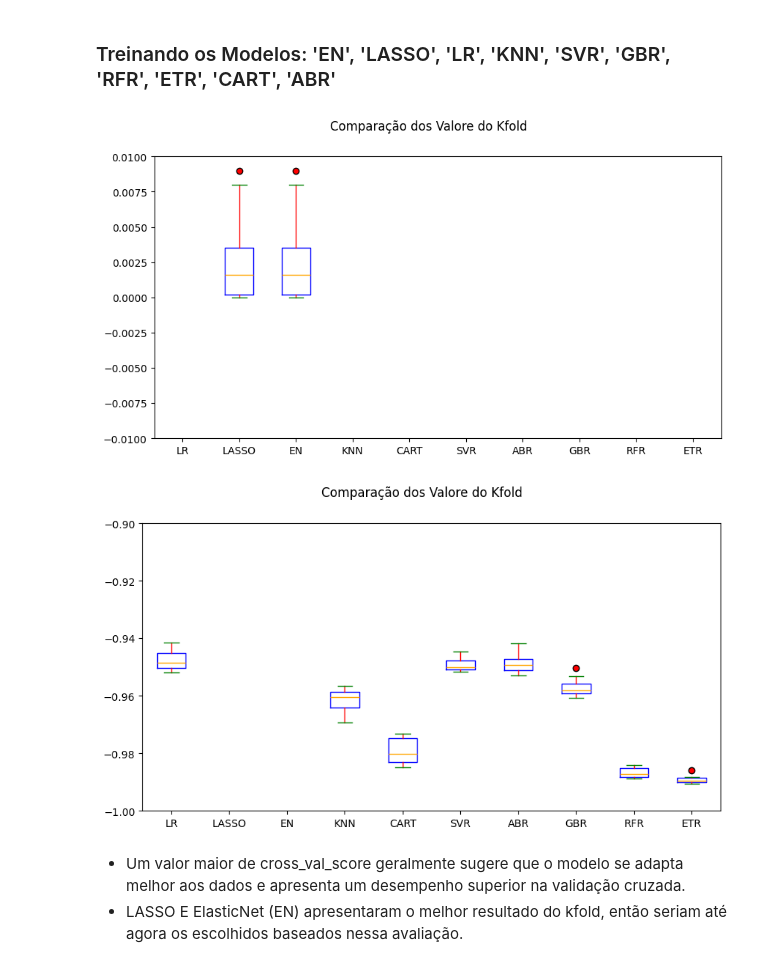
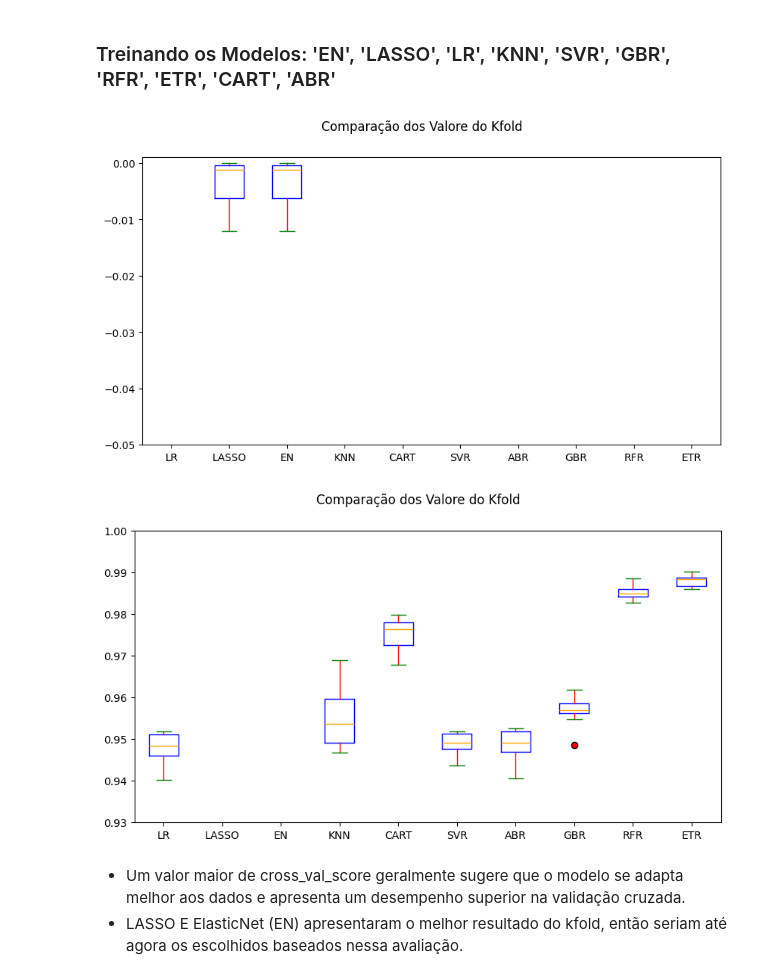
Before and after one commit to jairobernardesjunior/020_Financial_regression_project_risk_tolerance, a Jupyter notebook: 02 prt_treina.ipynb, the cells around one changed output. Saved outputs shown, nothing was run; the diff lists cells and outputs as text; code cells hidden in the pictures.

```diff
--- a/02 prt_treina.ipynb
+++ b/02 prt_treina.ipynb
@@ -143,9 +147,12 @@ memory usage: 30.8 KB
 y= None
 # %%
 # separando os sets de treino e teste em 20% para teste e 80% para treino
-test_size = 0.20
+test_size = 0.30
+validation_size = 0.50
 seed = 42
+seed2 = 40
 X_train, X_test, Y_train, Y_test = train_test_split(X, y, test_size=test_size, random_state=seed)
+X_validation, X_test, Y_validation, Y_test = train_test_split(X_test, Y_test, test_size=validation_size, random_state=seed2)
 # %%
 # hiperparâmetros do CV (cross validation)
 num_folds = 10
@@ -185,7 +192,7 @@ for name, model in models:
 
     if name in ('EN', 'LASSO'): #'EN', 'LASSO'):
         divisorC, divisorK=1, 1
-        divisorC=100 # modificando a escala para visualizar no gráfico
+        #divisorC=100 # modificando a escala para visualizar no gráfico
         #divisorK=10
     else:
         if name in ('LR', 'KNN', 'SVR', 'GBR', 'RFR', 'ETR', 'CART', 'ABR'):
@@ -197,13 +204,14 @@ for name, model in models:
     kfold = KFold(n_splits=num_folds, random_state=None)
 
     # erro quadrático médio convertido para positivo. Quanto menor melhor.
-    cv_results = -1* cross_val_score(model, X_train, Y_train, cv= kfold, scoring=scoring)
+    cv_results = cross_val_score(model, X_train, Y_train, cv= kfold, scoring=scoring)
     kfold_results.append(cv_results/divisorK)
 
     # período completo de treinamento
     res = model.fit(X_train, Y_train)
     train_result = mean_squared_error(res.predict(X_train), Y_train)
     train_results.append(train_result/divisorC)
+
     if name in ('LR'):
         LR_model = res
 
@@ -216,8 +224,8 @@ for name, model in models:
 fig = pyplot.figure()
 fig.suptitle('Comparação dos Valore do Kfold')
 ax = fig.add_subplot(111)
-ymin= -0.01
-ymax= 0.01
+ymin= -0.05
+ymax= 0.001
 pyplot.ylim(ymin, ymax)
 pyplot.boxplot(kfold_results, boxprops=dict(color='blue'), whiskerprops=dict(color='red'), \
                capprops=dict(color='green'), medianprops=dict(color='orange'), \
@@ -226,24 +234,24 @@ ax.set_xticklabels(names)
 fig.set_size_inches(10,5)
 pyplot.show()
 # %% [output]
-[figure, old version]
+[figure, new version]
 # %%
 # comparando resultados da validação cruzada
 # quanto maior o cross_val_score o modelo é mais consistente e generalizável
 fig = pyplot.figure()
 fig.suptitle('Comparação dos Valore do Kfold')
 ax = fig.add_subplot(111)
-ymin= -1.0
-ymax= -0.9
+ymin= 0.93
+ymax= 1.0
 pyplot.ylim(ymin, ymax)
 pyplot.boxplot(kfold_results, boxprops=dict(color='blue'), whiskerprops=dict(color='red'), \
                capprops=dict(color='green'), medianprops=dict(color='orange'), \
                flierprops=dict(markerfacecolor='red', marker='o'))
 ax.set_xticklabels(names)
 fig.set_size_inches(10,5)
 pyplot.show()
 # %% [output]
-[figure, old version]
+[figure, new version]
 # %% [markdown]
 - Um valor maior de cross_val_score geralmente sugere que o modelo se adapta melhor aos dados e apresenta um desempenho superior na validação cruzada.
 - LASSO E ElasticNet (EN) apresentaram o melhor resultado do kfold, então seriam até agora os escolhidos baseados nessa avaliação.
```
Also changed, not shown: parts of 8 cells of this notebook, 2 other files.
